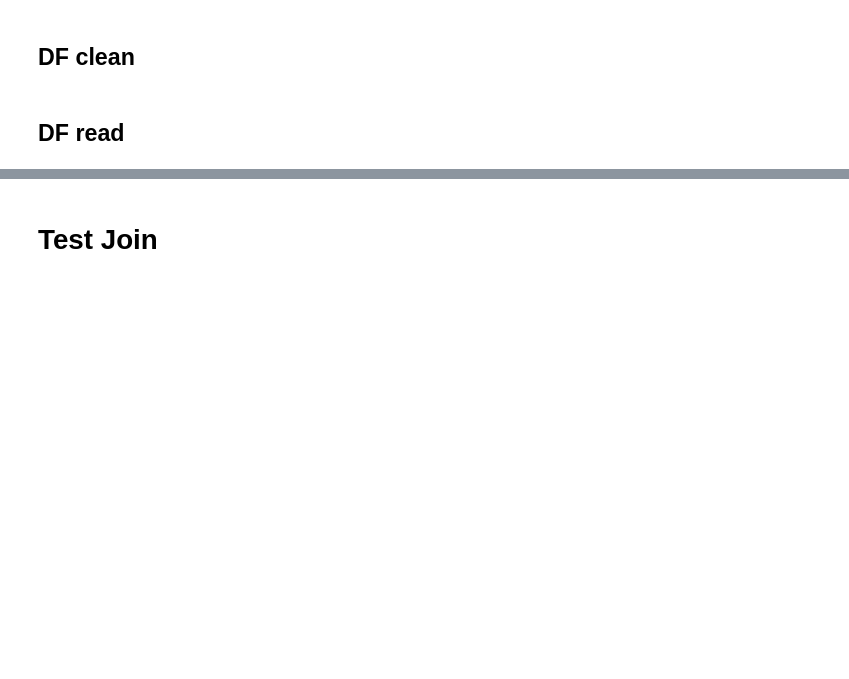
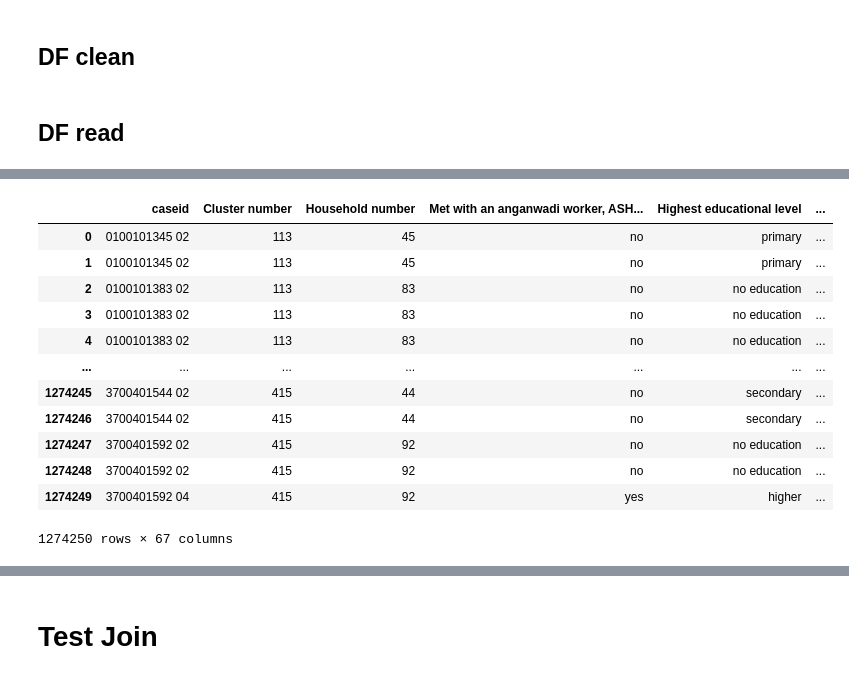
Before and after one commit to SaiSiddhardhaKalla/Master_Thesis, a Jupyter notebook: 15_DHS.ipynb, the cells around one changed output, grey strips where cells are left out. Saved outputs shown, nothing was run; the diff lists cells and outputs as text; code cells hidden in the pictures; blank space fills up the shorter version.

```diff
--- a/15_DHS.ipynb
+++ b/15_DHS.ipynb
@@ -342,0 +363,35 @@ df_cleaned_filter2
+# %%
+df = df_cleaned_filter2.copy()
+
+# 1. Create 'Sex of first child' based on 'Birth Order' = 1
+df['Sex of first child'] = df[df['Birth Order'] == 1].groupby('caseid')['Sex of Child'].transform('first')
+
+# # 2. Create 'Total Male Child' and 'Total Female Child'
+df['Total Male Child'] = df.groupby('caseid')['Sex of Child'].transform(lambda x: (x == 'male').sum())
+df['Total Female Child'] = df.groupby('caseid')['Sex of Child'].transform(lambda x: (x == 'female').sum())
+
+# # 3. Create 'Total Child Alive'
+df['Total Child Alive'] = df.groupby('caseid')['Child Alive'].transform(lambda x: (x == 'yes').sum())
+
+# # 4. Create 'Children born before 2017' and 'Children born after 2017'
+df['Children born before 2017'] = df.groupby('caseid')['Child birth year'].transform(lambda x: (x < 2017).sum())
+df['Children born after 2017'] = df.groupby('caseid')['Child birth year'].transform(lambda x: (x >= 2017).sum())
+
+# 5. Drop duplicate rows based on 'caseid'
+# df = df[df['Sex of first child'].notna()].drop_duplicates(subset=['caseid']).reset_index(drop=True)
+
+df
+# %% [output]
+|  | caseid | Cluster number | Household number | Met with an anganwadi worker, ASH... | Highest educational level | ... |
+| 0 | 0100101345 02 | 113 | 45 | no | primary | ... |
+| 1 | 0100101345 02 | 113 | 45 | no | primary | ... |
+| 2 | 0100101383 02 | 113 | 83 | no | no education | ... |
+| 3 | 0100101383 02 | 113 | 83 | no | no education | ... |
+| 4 | 0100101383 02 | 113 | 83 | no | no education | ... |
+| ... | ... | ... | ... | ... | ... | ... |
+| 1274245 | 3700401544 02 | 415 | 44 | no | secondary | ... |
+| 1274246 | 3700401544 02 | 415 | 44 | no | secondary | ... |
+| 1274247 | 3700401592 02 | 415 | 92 | no | no education | ... |
+| 1274248 | 3700401592 02 | 415 | 92 | no | no education | ... |
+| 1274249 | 3700401592 04 | 415 | 92 | yes | higher | ... |
+1274250 rows × 67 columns
```
Also changed, not shown: parts of 16 cells of this notebook, 3 other files.
